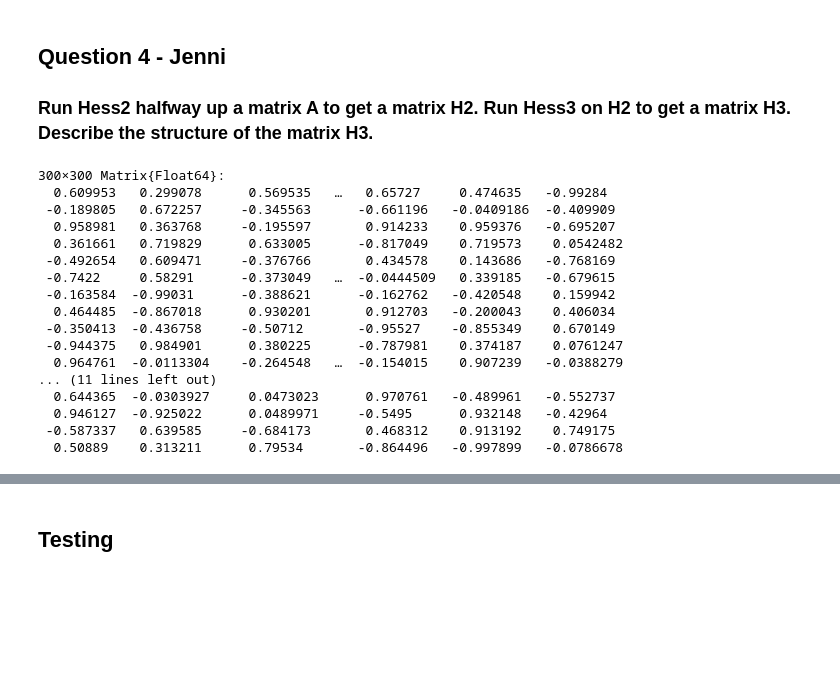
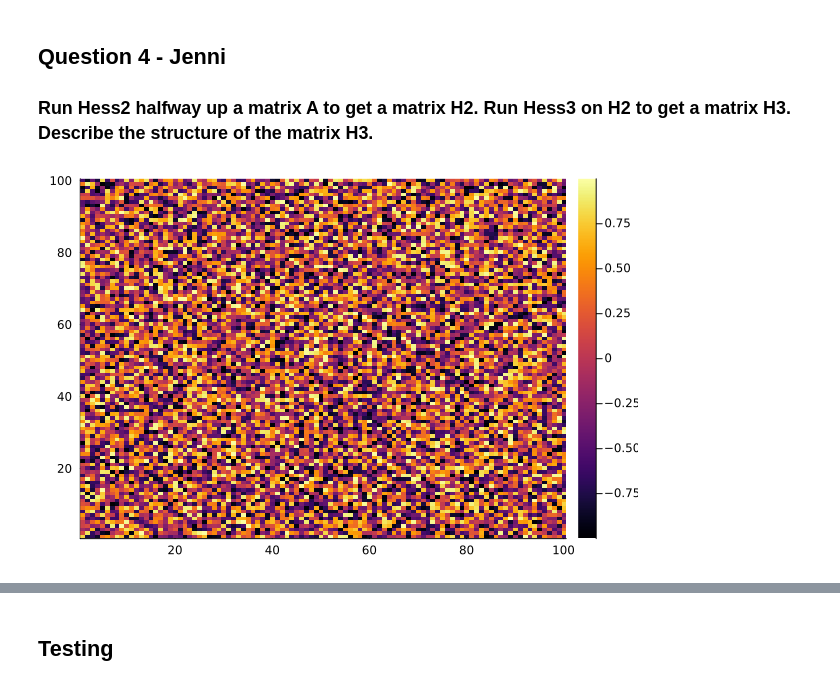
Before and after one commit to Irrodrig05/MA2600, a Jupyter notebook: HessenbergAssignment.ipynb, the cells around one changed output, grey strips where cells are left out. Drawn from its saved outputs; the diff is of its cells as text; code cells hidden in the pictures; blank space fills up the shorter version.

```diff
--- a/HessenbergAssignment.ipynb
+++ b/HessenbergAssignment.ipynb
@@ -90,24 +90,9 @@ Hess3 (generic function with 2 methods)
 ## Question 4 - Jenni
 ### Run Hess2 halfway up a matrix A to get a matrix H2.  Run Hess3 on H2 to get a matrix H3. Describe the structure of the matrix H3.
 # %%
-m = 300;
+m = 100;
 A = rand(Uniform(-1.0, 1.0), (m, m))
+heatmap(A)
 # %% [output]
-300×300 Matrix{Float64}:
-  0.609953   0.299078      0.569535   …   0.65727     0.474635   -0.99284
- -0.189805   0.672257     -0.345563      -0.661196   -0.0409186  -0.409909
-  0.958981   0.363768     -0.195597       0.914233    0.959376   -0.695207
-  0.361661   0.719829      0.633005      -0.817049    0.719573    0.0542482
- -0.492654   0.609471     -0.376766       0.434578    0.143686   -0.768169
- -0.7422     0.58291      -0.373049   …  -0.0444509   0.339185   -0.679615
- -0.163584  -0.99031      -0.388621      -0.162762   -0.420548    0.159942
-  0.464485  -0.867018      0.930201       0.912703   -0.200043    0.406034
- -0.350413  -0.436758     -0.50712       -0.95527    -0.855349    0.670149
- -0.944375   0.984901      0.380225      -0.787981    0.374187    0.0761247
-  0.964761  -0.0113304    -0.264548   …  -0.154015    0.907239   -0.0388279
-... (11 lines left out)
-  0.644365  -0.0303927     0.0473023      0.970761   -0.489961   -0.552737
-  0.946127  -0.925022      0.0489971     -0.5495      0.932148   -0.42964
- -0.587337   0.639585     -0.684173       0.468312    0.913192    0.749175
-  0.50889    0.313211      0.79534       -0.864496   -0.997899   -0.0786678
+[figure, added]
 # %%
```
Also changed, not shown: parts of 6 cells of this notebook.
